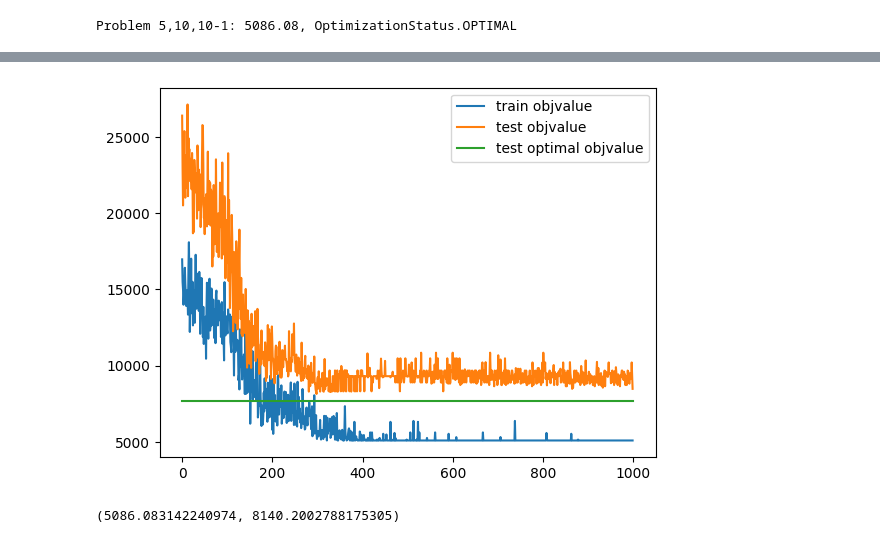
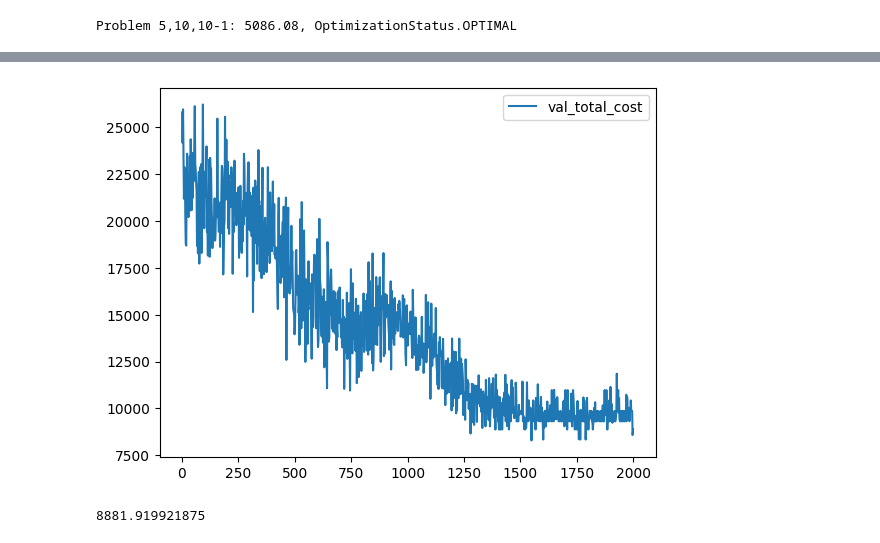
Before and after one commit to airi-industrial-ai/gnn-cloud-manufacturing, a Jupyter notebook: notebooks/test_gnn.ipynb, the cells around one changed output, grey strips where cells are left out. Cells and saved outputs as stored; diff of their text form; code cells hidden in the pictures.

```diff
--- a/notebooks/test_gnn.ipynb
+++ b/notebooks/test_gnn.ipynb
@@ -83,12 +128,16 @@ plt.show()
-# %%
-plt.plot(train_objvalue, label='train objvalue')
-plt.plot(test_objvalue, label='test objvalue')
-plt.plot([0, 1000], [value, value], label='test optimal objvalue')
-plt.legend()
-plt.show()
-# %% [output]
-[figure, removed]
-# %%
-min(train_objvalue), min(test_objvalue)
-# %% [output]
-(5086.083142240974, 8140.2002788175305)
+# %%
+plt.plot(metrics.val_total_cost.dropna(), label='val_total_cost')
+plt.legend()
+plt.show()
+# %% [output]
+[figure, added]
+# %%
+total_cost = np.inf
+for i in trange(100):
+    val_pred = model.predict(val_graph)
+    _total_cost = total_cost_from_graph(val_graph, val_pred).item()
+    if total_cost > _total_cost:
+        total_cost = _total_cost
+total_cost
+# %% [output]
+8881.919921875
```
Also changed, not shown: parts of 14 cells of this notebook, 7 other files.
